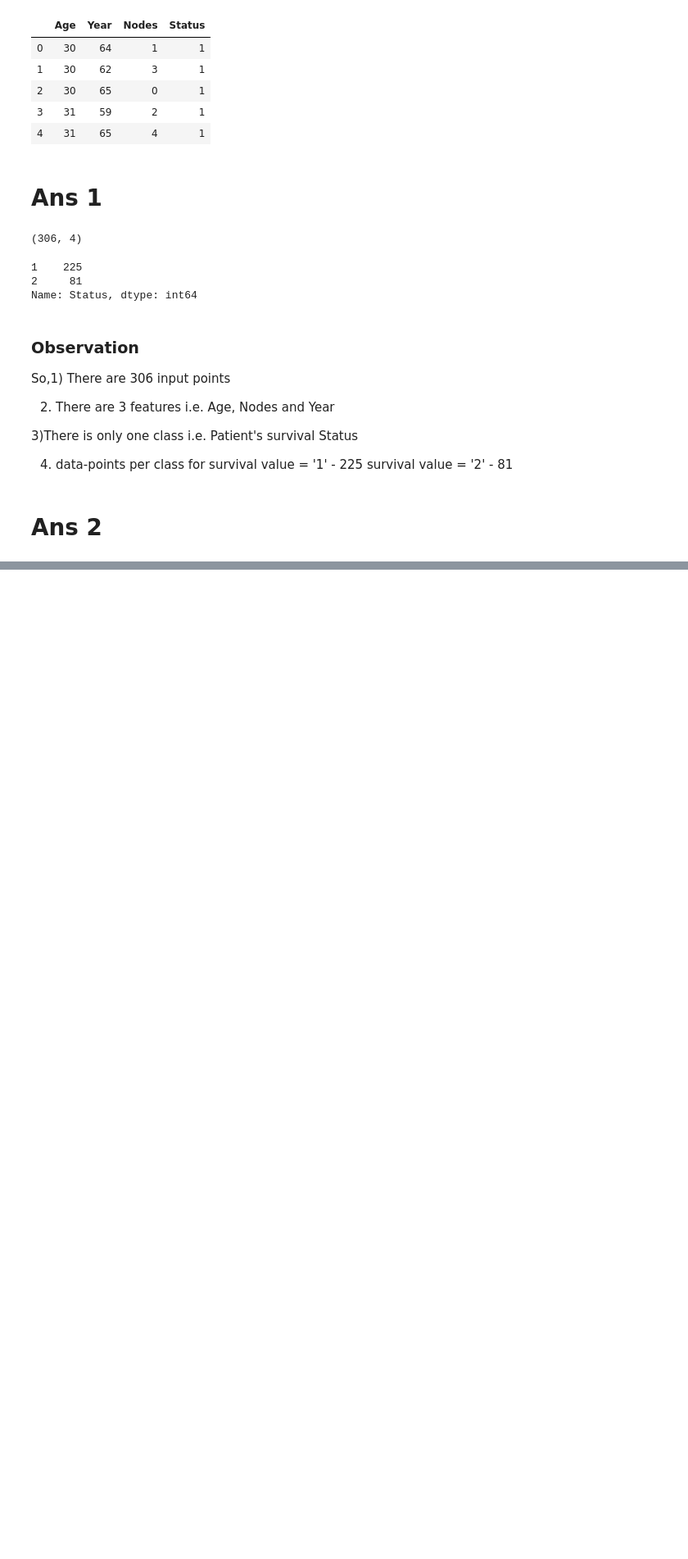
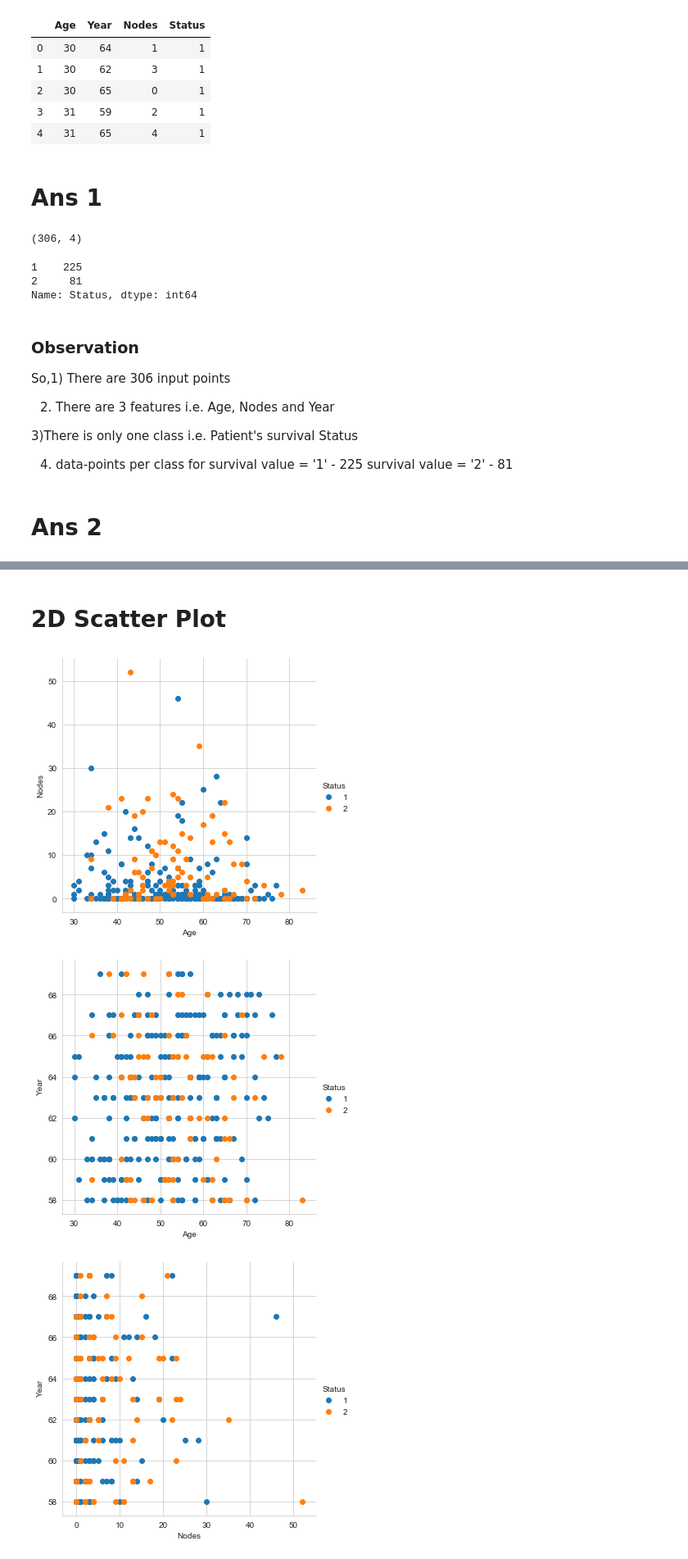
Before and after one commit to kevalpipalia/Applied-AI-Course, a Jupyter notebook: Assignment 1/haberman.ipynb, the cells around one changed output, grey strips where cells are left out. Shown: that part at 82% size. Saved outputs shown, nothing was run; the diff lists cells and outputs as text; code cells hidden in the pictures; blank space fills up the shorter version.

```diff
--- a/Assignment 1/haberman.ipynb
+++ b/Assignment 1/haberman.ipynb
@@ -41,0 +116,22 @@ So,1) There are 306 input points
+# %% [markdown]
+# 2D Scatter Plot
+# %%
+sns.set_style('whitegrid')
+sns.FacetGrid(haber, hue = 'Status', height = 5)\
+   .map(plt.scatter, 'Age', 'Nodes')\
+   .add_legend()
+plt.show()
+
+sns.FacetGrid(haber, hue = 'Status', height = 5)\
+   .map(plt.scatter, 'Age', 'Year')\
+   .add_legend()
+plt.show()
+
+sns.FacetGrid(haber, hue = 'Status', height = 5)\
+   .map(plt.scatter, 'Nodes', 'Year')\
+   .add_legend()
+plt.show()
+# %% [output]
+[figure, added]
+[figure, added]
+[figure, added]
```
Also changed, not shown: parts of 17 cells of this notebook.
